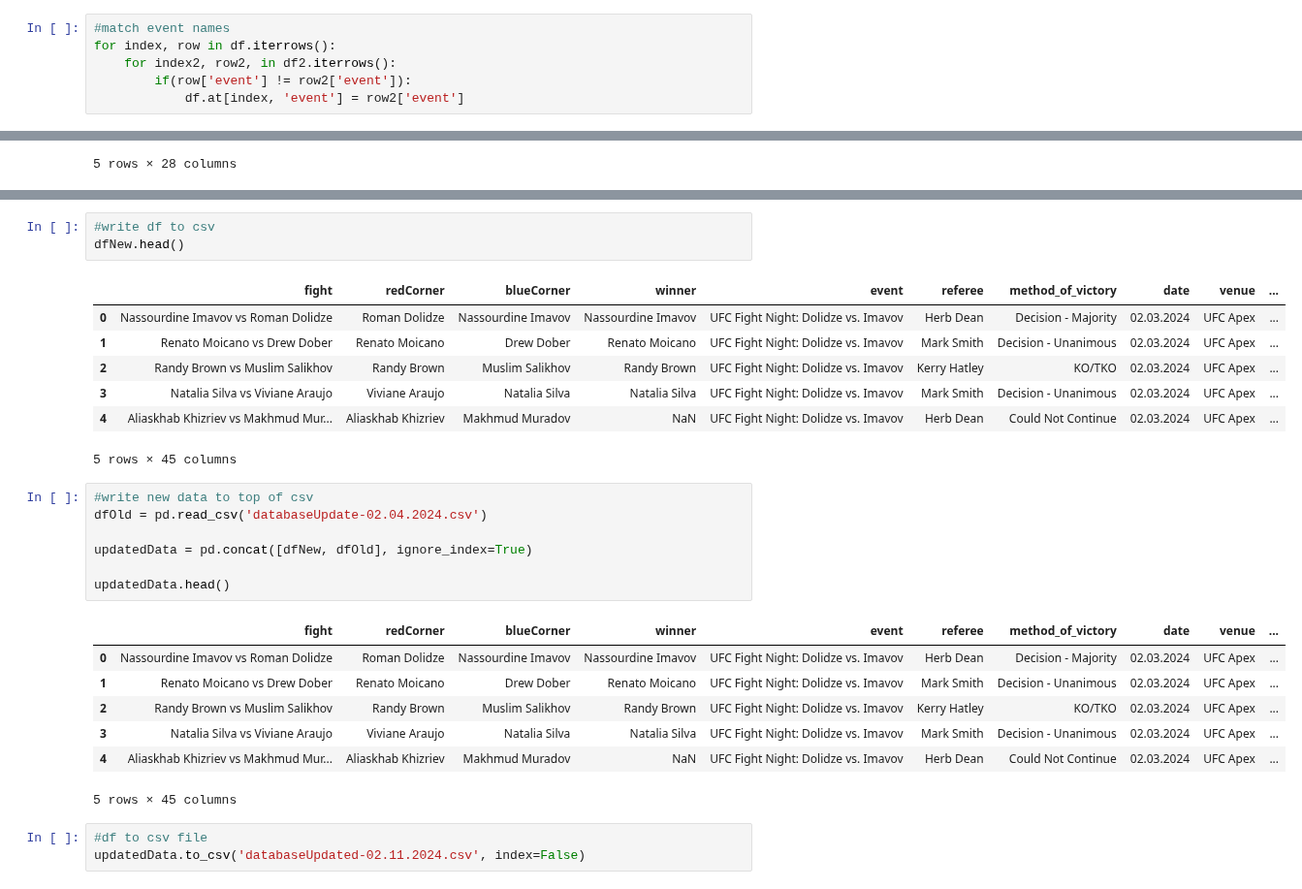
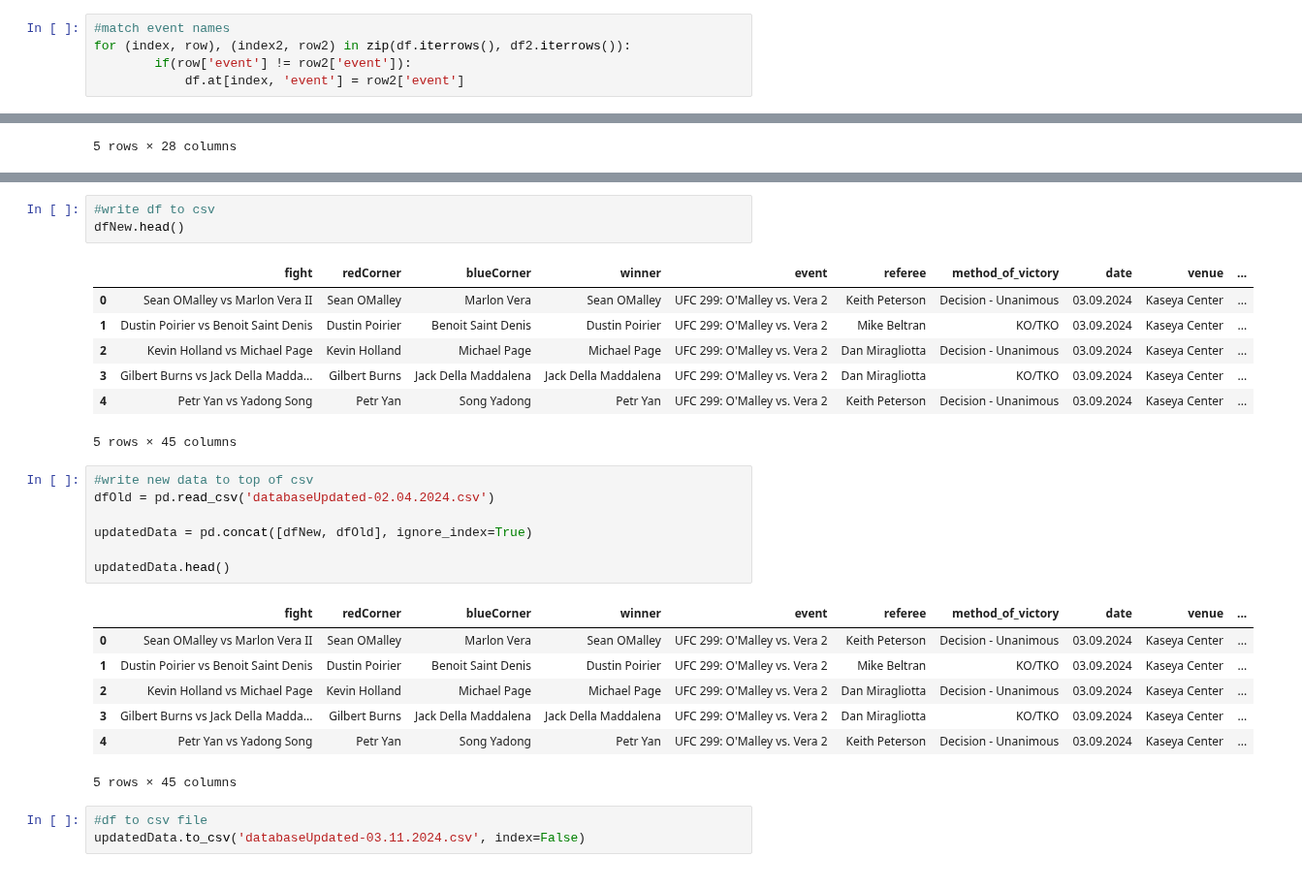
Before and after one commit to maxbraith/UFCModel, a Jupyter notebook: UFCModelGit/updateData/updateData.ipynb, the cells around one changed output, grey strips where cells are left out. Shown at 97% size. Saved outputs shown, nothing was run; the diff lists cells and outputs as text.

```diff
--- a/UFCModelGit/updateData/updateData.ipynb
+++ b/UFCModelGit/updateData/updateData.ipynb
@@ -636,8 +636,7 @@ df.head()
 5 rows × 21 columns
 # %%
 #match event names
-for index, row in df.iterrows():
-    for index2, row2, in df2.iterrows():
+for (index, row), (index2, row2) in zip(df.iterrows(), df2.iterrows()):
         if(row['event'] != row2['event']):
             df.at[index, 'event'] = row2['event']
 # %%
@@ -1624,27 +1620,27 @@ NameError: name 'redCorner_wins' is not defined
 dfNew.head()
 # %% [output]
 |  | fight | redCorner | blueCorner | winner | event | referee | method_of_victory | date | venue | ... |
-| 0 | Nassourdine Imavov vs Roman Dolidze | Roman Dolidze | Nassourdine Imavov | Nassourdine Imavov | UFC Fight Night: Dolidze vs. Imavov | Herb Dean | Decision - Majority | 02.03.2024 | UFC Apex | ... |
-| 1 | Renato Moicano vs Drew Dober | Renato Moicano | Drew Dober | Renato Moicano | UFC Fight Night: Dolidze vs. Imavov | Mark Smith | Decision - Unanimous | 02.03.2024 | UFC Apex | ... |
-| 2 | Randy Brown vs Muslim Salikhov | Randy Brown | Muslim Salikhov | Randy Brown | UFC Fight Night: Dolidze vs. Imavov | Kerry Hatley | KO/TKO | 02.03.2024 | UFC Apex | ... |
-| 3 | Natalia Silva vs Viviane Araujo | Viviane Araujo | Natalia Silva | Natalia Silva | UFC Fight Night: Dolidze vs. Imavov | Mark Smith | Decision - Unanimous | 02.03.2024 | UFC Apex | ... |
-| 4 | Aliaskhab Khizriev vs Makhmud Mur... | Aliaskhab Khizriev | Makhmud Muradov | NaN | UFC Fight Night: Dolidze vs. Imavov | Herb Dean | Could Not Continue | 02.03.2024 | UFC Apex | ... |
+| 0 | Sean OMalley vs Marlon Vera II | Sean OMalley | Marlon Vera | Sean OMalley | UFC 299: O'Malley vs. Vera 2 | Keith Peterson | Decision - Unanimous | 03.09.2024 | Kaseya Center | ... |
+| 1 | Dustin Poirier vs Benoit Saint Denis | Dustin Poirier | Benoit Saint Denis | Dustin Poirier | UFC 299: O'Malley vs. Vera 2 | Mike Beltran | KO/TKO | 03.09.2024 | Kaseya Center | ... |
+| 2 | Kevin Holland vs Michael Page | Kevin Holland | Michael Page | Michael Page | UFC 299: O'Malley vs. Vera 2 | Dan Miragliotta | Decision - Unanimous | 03.09.2024 | Kaseya Center | ... |
+| 3 | Gilbert Burns vs Jack Della Madda... | Gilbert Burns | Jack Della Maddalena | Jack Della Maddalena | UFC 299: O'Malley vs. Vera 2 | Dan Miragliotta | KO/TKO | 03.09.2024 | Kaseya Center | ... |
+| 4 | Petr Yan vs Yadong Song | Petr Yan | Song Yadong | Petr Yan | UFC 299: O'Malley vs. Vera 2 | Keith Peterson | Decision - Unanimous | 03.09.2024 | Kaseya Center | ... |
 5 rows × 45 columns
 # %%
 #write new data to top of csv
-dfOld = pd.read_csv('databaseUpdate-02.04.2024.csv')
+dfOld = pd.read_csv('databaseUpdated-02.04.2024.csv')
 
 updatedData = pd.concat([dfNew, dfOld], ignore_index=True)
 
 updatedData.head()
 # %% [output]
 |  | fight | redCorner | blueCorner | winner | event | referee | method_of_victory | date | venue | ... |
-| 0 | Nassourdine Imavov vs Roman Dolidze | Roman Dolidze | Nassourdine Imavov | Nassourdine Imavov | UFC Fight Night: Dolidze vs. Imavov | Herb Dean | Decision - Majority | 02.03.2024 | UFC Apex | ... |
-| 1 | Renato Moicano vs Drew Dober | Renato Moicano | Drew Dober | Renato Moicano | UFC Fight Night: Dolidze vs. Imavov | Mark Smith | Decision - Unanimous | 02.03.2024 | UFC Apex | ... |
-| 2 | Randy Brown vs Muslim Salikhov | Randy Brown | Muslim Salikhov | Randy Brown | UFC Fight Night: Dolidze vs. Imavov | Kerry Hatley | KO/TKO | 02.03.2024 | UFC Apex | ... |
-| 3 | Natalia Silva vs Viviane Araujo | Viviane Araujo | Natalia Silva | Natalia Silva | UFC Fight Night: Dolidze vs. Imavov | Mark Smith | Decision - Unanimous | 02.03.2024 | UFC Apex | ... |
-| 4 | Aliaskhab Khizriev vs Makhmud Mur... | Aliaskhab Khizriev | Makhmud Muradov | NaN | UFC Fight Night: Dolidze vs. Imavov | Herb Dean | Could Not Continue | 02.03.2024 | UFC Apex | ... |
+| 0 | Sean OMalley vs Marlon Vera II | Sean OMalley | Marlon Vera | Sean OMalley | UFC 299: O'Malley vs. Vera 2 | Keith Peterson | Decision - Unanimous | 03.09.2024 | Kaseya Center | ... |
+| 1 | Dustin Poirier vs Benoit Saint Denis | Dustin Poirier | Benoit Saint Denis | Dustin Poirier | UFC 299: O'Malley vs. Vera 2 | Mike Beltran | KO/TKO | 03.09.2024 | Kaseya Center | ... |
+| 2 | Kevin Holland vs Michael Page | Kevin Holland | Michael Page | Michael Page | UFC 299: O'Malley vs. Vera 2 | Dan Miragliotta | Decision - Unanimous | 03.09.2024 | Kaseya Center | ... |
+| 3 | Gilbert Burns vs Jack Della Madda... | Gilbert Burns | Jack Della Maddalena | Jack Della Maddalena | UFC 299: O'Malley vs. Vera 2 | Dan Miragliotta | KO/TKO | 03.09.2024 | Kaseya Center | ... |
+| 4 | Petr Yan vs Yadong Song | Petr Yan | Song Yadong | Petr Yan | UFC 299: O'Malley vs. Vera 2 | Keith Peterson | Decision - Unanimous | 03.09.2024 | Kaseya Center | ... |
 5 rows × 45 columns
 # %%
 #df to csv file
-updatedData.to_csv('databaseUpdated-02.11.2024.csv', index=False)
+updatedData.to_csv('databaseUpdated-03.11.2024.csv', index=False)
```
Also changed, not shown: parts of 3 cells of this notebook, 1 other file.
